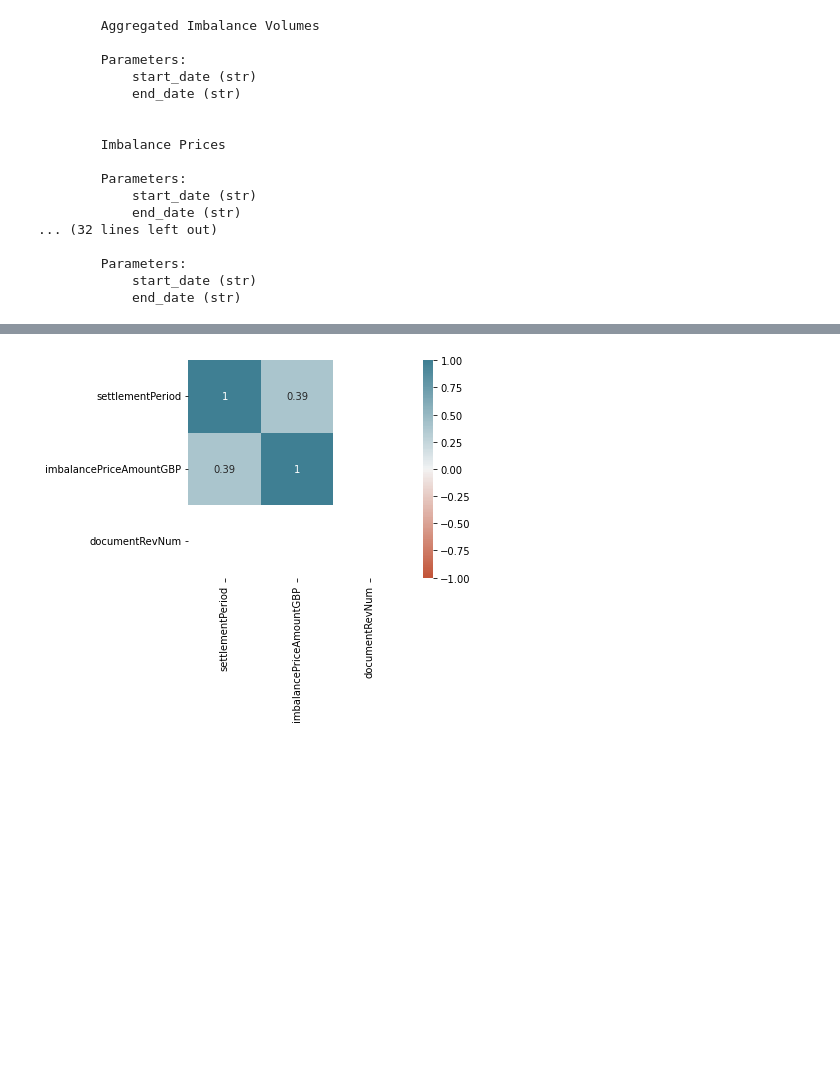
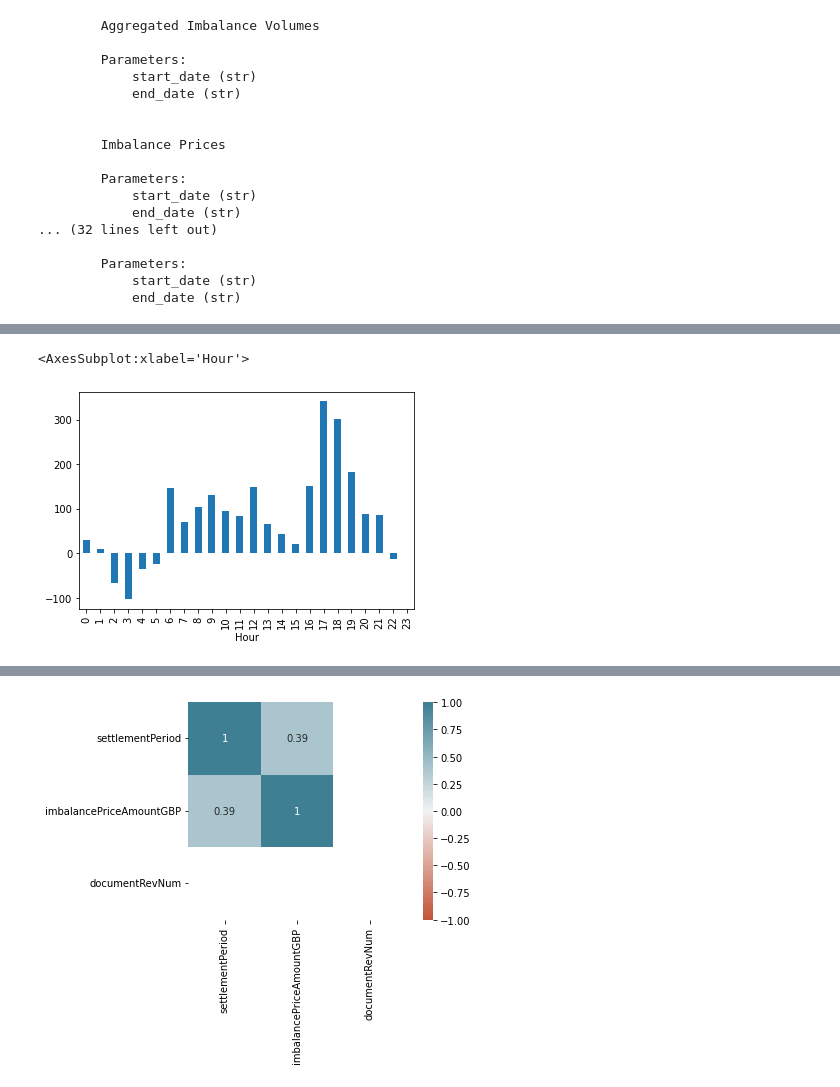
Before and after one commit to ayokariks/bm_forcasting, a Jupyter notebook: data_processing.ipynb, the cells around one changed output, grey strips where cells are left out. Drawn from its saved outputs; the diff is of its cells as text; code cells hidden in the pictures; blank space fills up the shorter version.

```diff
--- a/data_processing.ipynb
+++ b/data_processing.ipynb
@@ -92,0 +271,5 @@ ValueError: The returned `data_content` must be one of: `list` or `OrderedDict`
+# %%
+df_B1780_EDA.groupby('Hour')['imbalanceQuantityMAW'].mean().plot.bar()
+# %% [output]
+<AxesSubplot:xlabel='Hour'>
+[figure, added]
```
Also changed, not shown: parts of 120 cells of this notebook.
